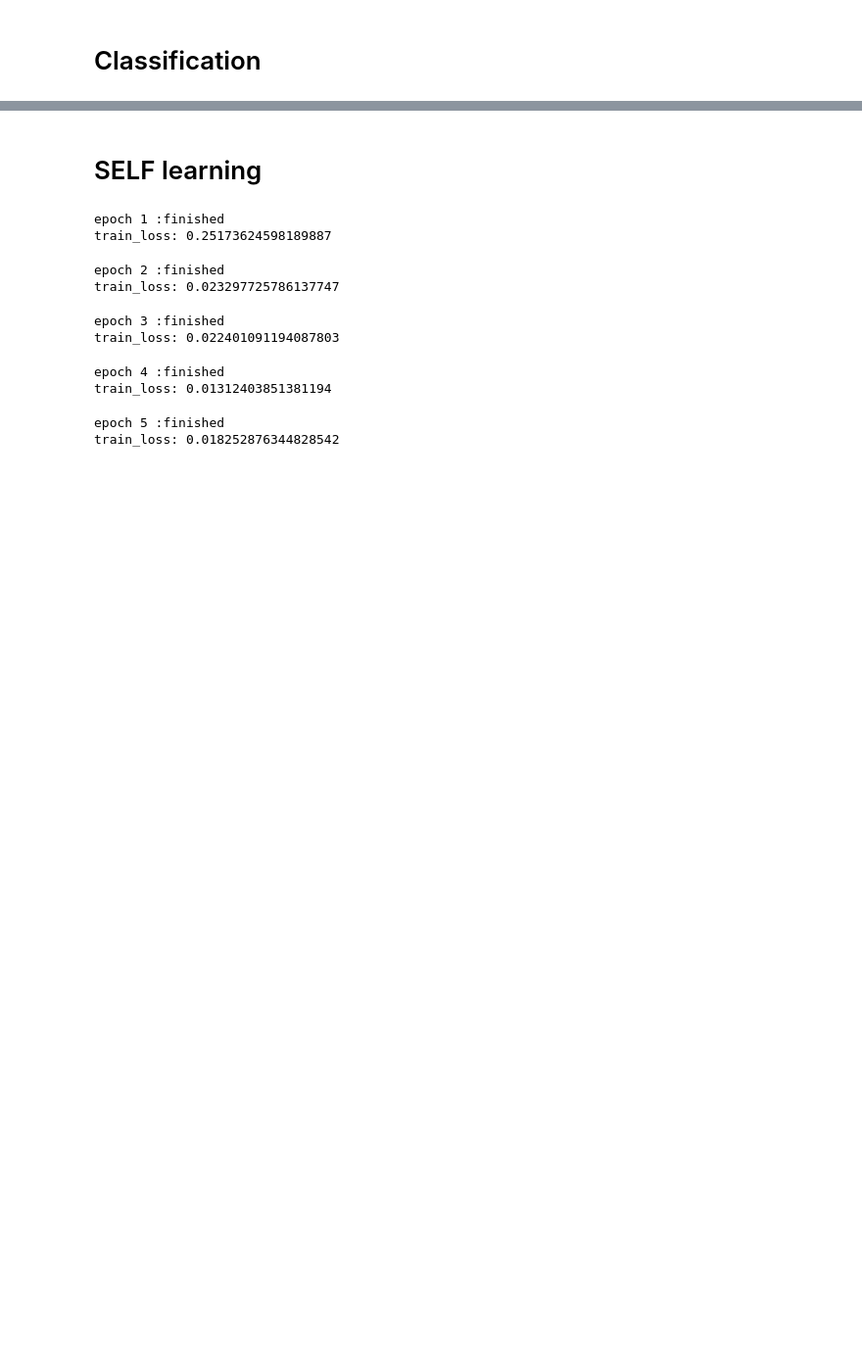
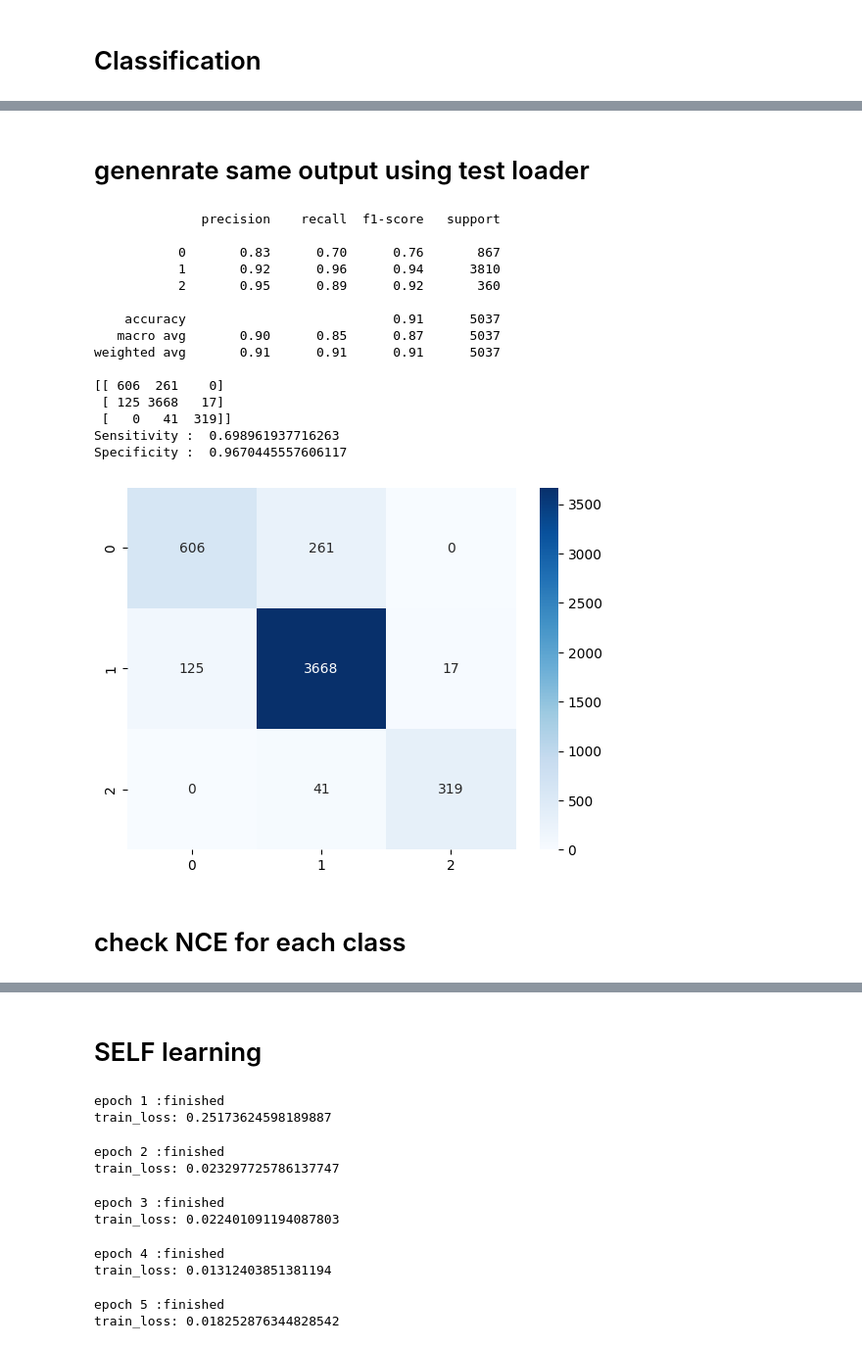
Before and after one commit to GuangxianZhu/CPC_EEG_warning, a Jupyter notebook: CPC_GRU_GRU_Clsf_zhu.ipynb, the cells around one changed output, grey strips where cells are left out. Shown at 98% size. Drawn from its saved outputs; the diff is of its cells as text; code cells hidden in the pictures; blank space fills up the shorter version.

```diff
--- a/CPC_GRU_GRU_Clsf_zhu.ipynb
+++ b/CPC_GRU_GRU_Clsf_zhu.ipynb
@@ -304,0 +254,77 @@ train_loss: 0.20120795840352815
+# %% [markdown]
+# genenrate same output using test loader
+# %%
+DEVICE = torch.device("cpu")
+CPC_model = CPC(
+    input_layer=128, # LSTM input
+    hidden_layer=64, # LSTM dim
+    n_layer=3, # LSTM layers
+    num_class=3,
+    time_step= 128, # k, how long future you will predict
+)
+# load model
+CPC_model = torch.load('CPC_model.pth')
+CPC_model.to(DEVICE)
+
+
+from sklearn.metrics import classification_report
+
+# set model to eval mode
+CPC_model.eval()
+
+all_labels = []
+all_predictions = []
+
+# iterate over the test dataloader
+for  _, (inputs, labels) in enumerate(test_dataloader, 0):
+    inputs = inputs.to(DEVICE)
+    labels = labels.type(torch.LongTensor)   # casting to long
+    labels = labels.to(DEVICE)
+
+    # forward pass and get predictions
+    _,_,outputs = CPC_model(inputs)
+
+    # get the predicted class with the highest score
+    _, predicted = torch.max(outputs, 1)
+
+    # append labels and predictions to lists
+    all_labels.extend(labels.cpu().numpy())
+    all_predictions.extend(predicted.cpu().numpy())
+
+# print classification report
+print(classification_report(all_labels, all_predictions))
+
+# cal sensitivity and specificity
+from sklearn.metrics import confusion_matrix
+import seaborn as sns
+
+cm = confusion_matrix(all_labels, all_predictions)
+print(cm)
+sns.heatmap(cm, annot=True, fmt='d', cmap='Blues')
+
+# sensitivity
+sensitivity = cm[0,0]/(cm[0,0]+cm[0,1])
+print('Sensitivity : ', sensitivity )
+
+# specificity
+specificity = cm[1,1]/(cm[1,0]+cm[1,1])
+print('Specificity : ', specificity)
+# %% [output]
+              precision    recall  f1-score   support
+
+           0       0.83      0.70      0.76       867
+           1       0.92      0.96      0.94      3810
+           2       0.95      0.89      0.92       360
+
+    accuracy                           0.91      5037
+   macro avg       0.90      0.85      0.87      5037
+weighted avg       0.91      0.91      0.91      5037
+
+[[ 606  261    0]
+ [ 125 3668   17]
+ [   0   41  319]]
+Sensitivity :  0.698961937716263
+Specificity :  0.9670445557606117
+[figure, added]
+# %% [markdown]
+# check NCE for each class
```
Also changed, not shown: parts of 14 cells of this notebook.
